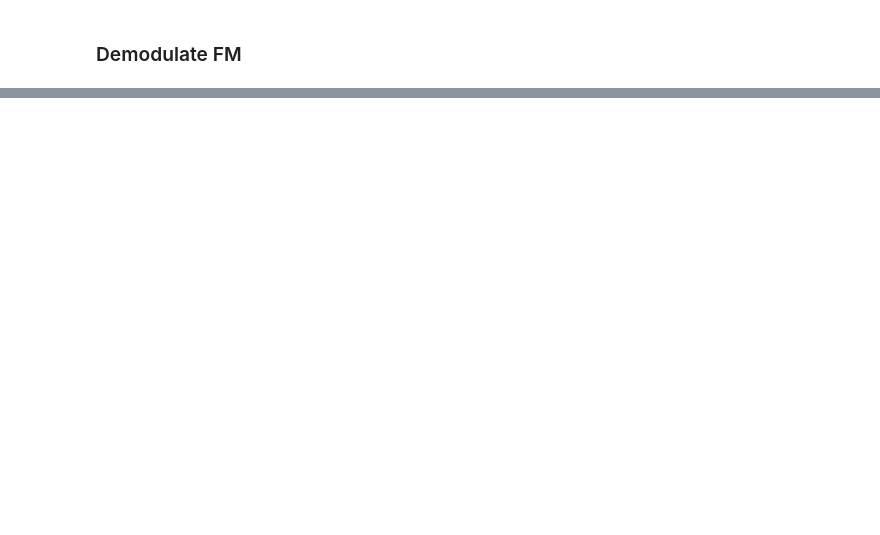
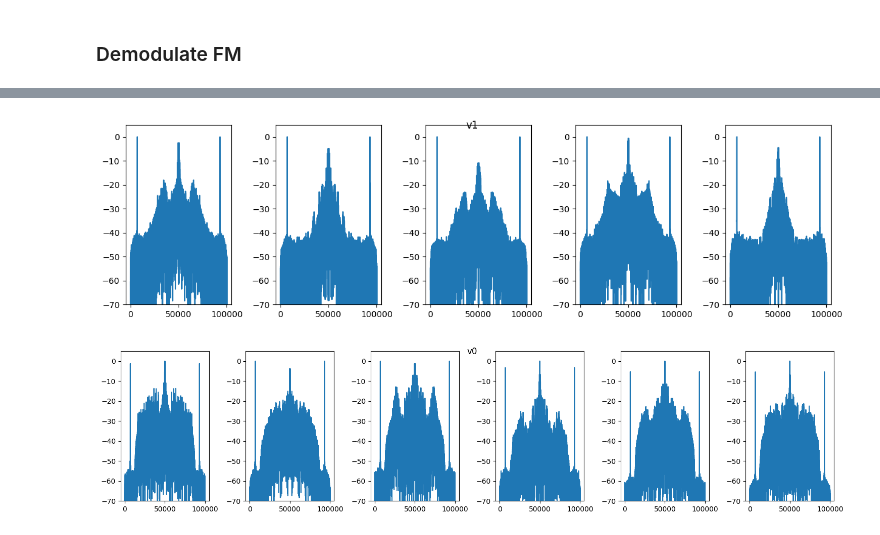
Before and after one commit to bsliston/notebooks, a Jupyter notebook: 04_fm_analysis.ipynb, the cells around one changed output, grey strips where cells are left out. Saved outputs shown, nothing was run; the diff lists cells and outputs as text; code cells hidden in the pictures; blank space fills up the shorter version.

```diff
--- a/04_fm_analysis.ipynb
+++ b/04_fm_analysis.ipynb
@@ -61,10 +78,17 @@ def demodulate_fm(
     freq_downsampled /= np.abs(freq_downsampled).max()
 
     return freq_downsampled.astype(np.float32)
+# %%
+names_to_demod = {name: [] for name in names_to_signals.keys()}
+for name, signals in names_to_signals.items():
+    names_to_demod[name].extend(
+        [demodulate_fm(signal, sample_rate_hz, audio_sample_rate_hz) for signal in signals]
+    )
 # %%
-for sidx, signal in enumerate(signals):
-    sf.write(
-        f"{sidx}.wav",
-        demodulate_fm(signal, sample_rate_hz, audio_sample_rate_hz),
-        int(audio_sample_rate_hz)
-    )
+for name, demod_signals in names_to_demod.items():
+    for sidx, demod_signal in enumerate(demod_signals):
+        sf.write(
+            f"{name}-{sidx}.wav",
+            demod_signal,
+            int(audio_sample_rate_hz)
+        )
@@ -70,0 +97,24 @@ for sidx, signal in enumerate(signals):
+# %%
+dynamic_range_db: float = -70.0
+num_plot_samples: int = 100_000
+# %%
+for name, demod_signals in names_to_demod.items():
+    num_signals = len(demod_signals)
+    fig, axes = plt.subplots(nrows=1, ncols=num_signals)
+    fig.set_size_inches(w=num_signals * 2.5, h=3.5)
+
+    for sidx, signal in enumerate(demod_signals):
+        ax = axes[sidx]
+        sxx = np.fft.fftshift(np.fft.fft(signal[:num_plot_samples]))
+        sxx_power = np.abs(sxx) ** 2.0
+        sxx_power_db = 10.0 * np.log10(sxx_power)
+        sxx_power_db -= sxx_power_db.max()
+
+        _ = ax.plot(sxx_power_db)
+        ax.set_ylim([dynamic_range_db, 0.0 + 5.0])
+
+    fig.tight_layout()
+    fig.suptitle(name)
+# %% [output]
+[figure, added]
+[figure, added]
```
Also changed, not shown: parts of 6 cells of this notebook, 12 other files.
